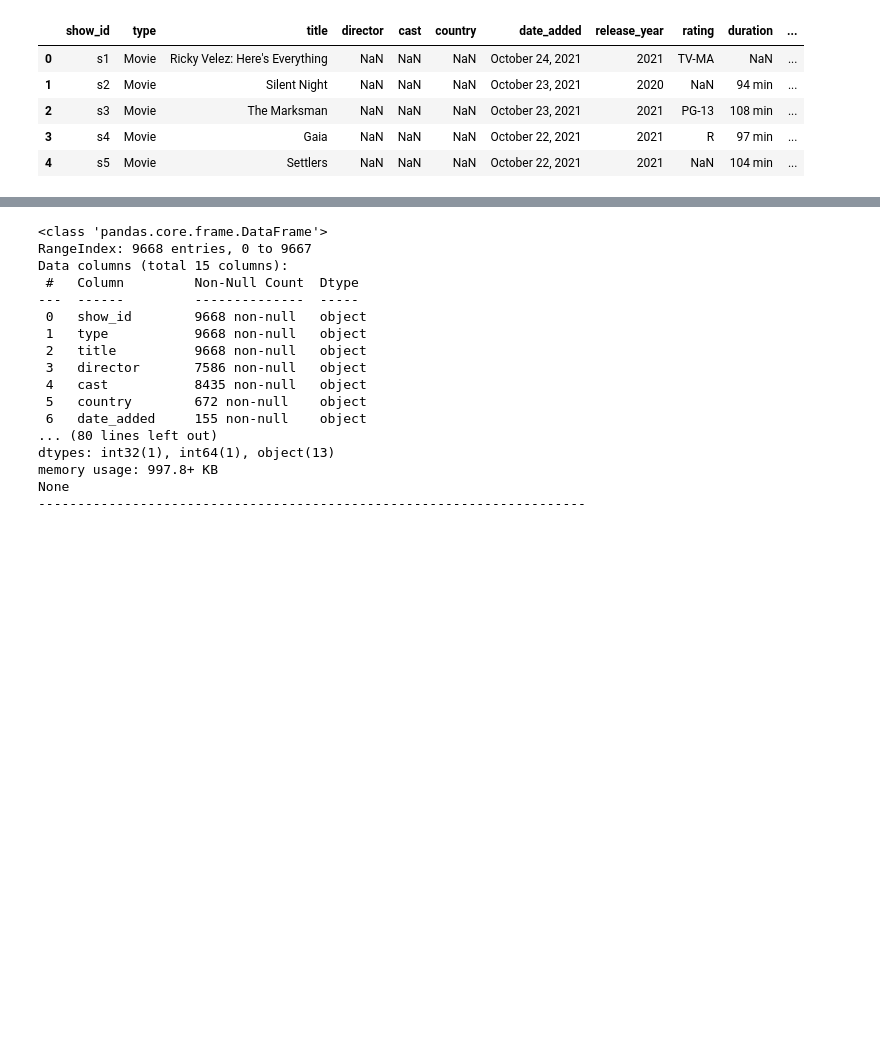
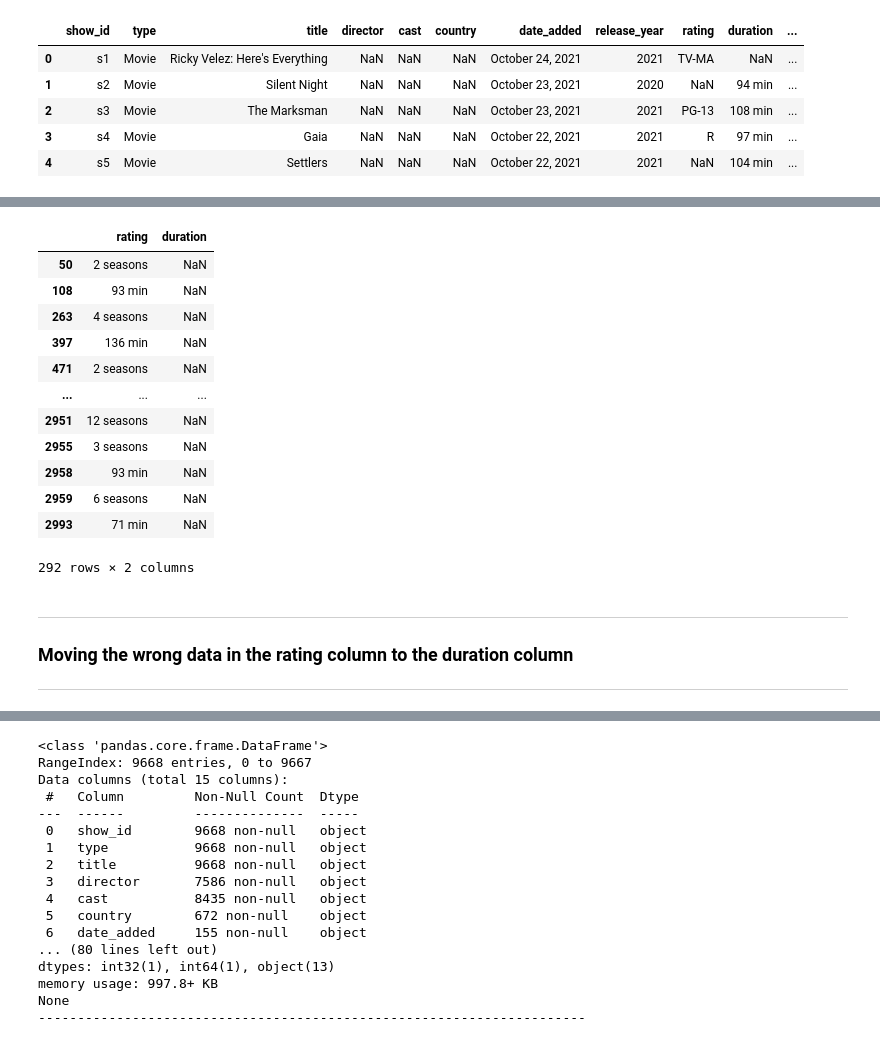
Before and after one commit to PhDNoe/PI_ML_OPS, a Jupyter notebook: notebooks/clean_platform.ipynb, the cells around one changed output, grey strips where cells are left out. Drawn from its saved outputs; the diff is of its cells as text; code cells hidden in the pictures; blank space fills up the shorter version.

```diff
--- a/notebooks/clean_platform.ipynb
+++ b/notebooks/clean_platform.ipynb
@@ -263,0 +432,25 @@ for df in dataframes:
+# %%
+
+i =  2 # Hulu index
+mask = (dataframes[i]['rating'].str.contains('min')) | (dataframes[i]['rating'].str.contains('seasons'))|(dataframes[i]['rating'].str.contains('season'))
+mask
+dataframes[i][mask][['rating','duration']]
+# %% [output]
+|  | rating | duration |
+| 50 | 2 seasons | NaN |
+| 108 | 93 min | NaN |
+| 263 | 4 seasons | NaN |
+| 397 | 136 min | NaN |
+| 471 | 2 seasons | NaN |
+| ... | ... | ... |
+| 2951 | 12 seasons | NaN |
+| 2955 | 3 seasons | NaN |
+| 2958 | 93 min | NaN |
+| 2959 | 6 seasons | NaN |
+| 2993 | 71 min | NaN |
+292 rows × 2 columns
+# %% [markdown]
+---
+### Moving the wrong data in the rating column to the duration column
+
+---
```
Also changed, not shown: parts of 57 cells of this notebook, 6 other files.
